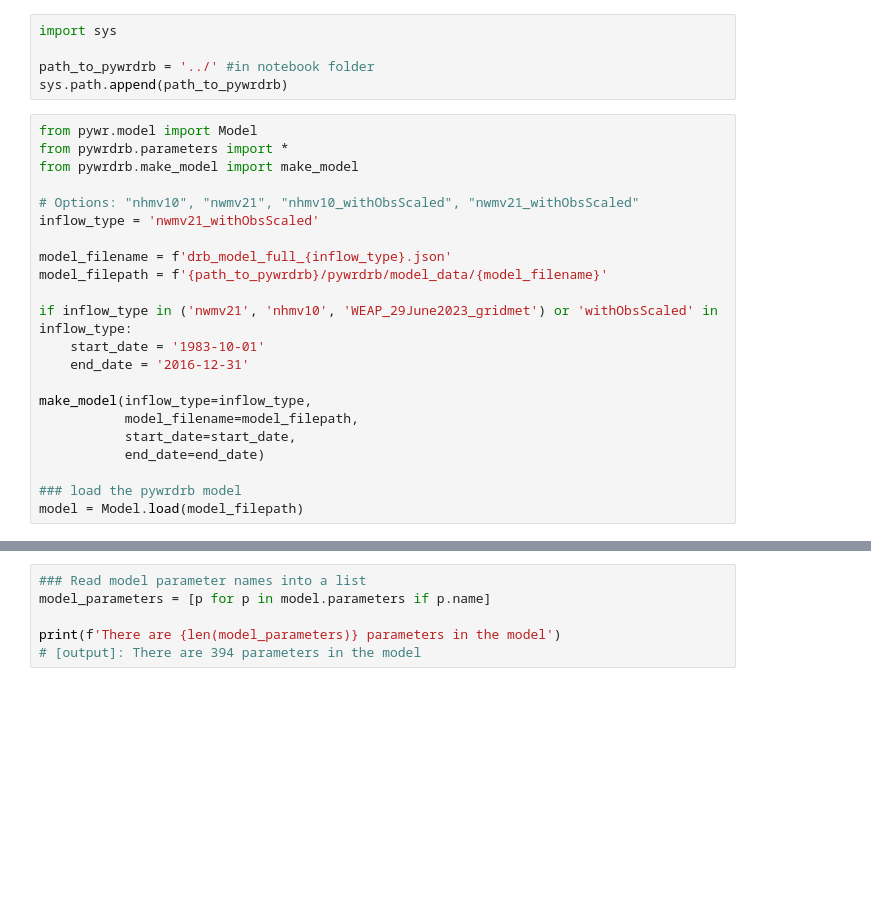
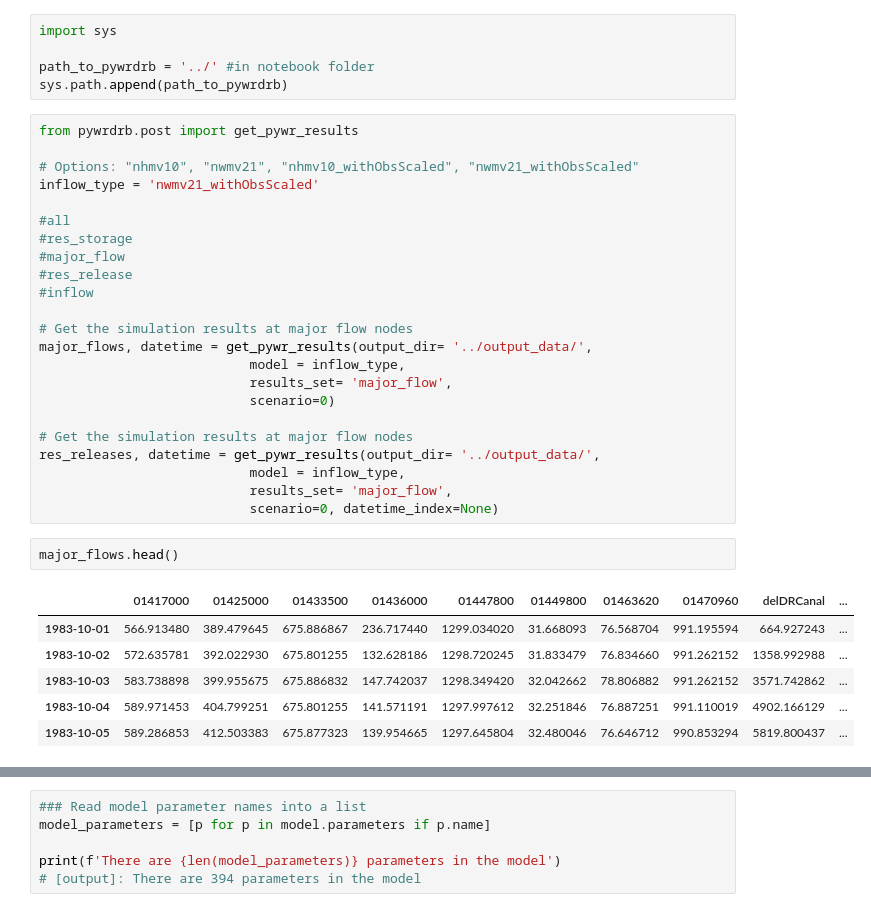
Before and after one commit to Pywr-DRB/Pywr-DRB, a Jupyter notebook: notebooks/Project 1.ipynb, the cells around one changed output, grey strips where cells are left out. Cells and saved outputs as stored; diff of their text form; blank space fills up the shorter version.

```diff
--- a/notebooks/Project 1.ipynb
+++ b/notebooks/Project 1.ipynb
@@ -3,25 +3,35 @@ import sys
 
 path_to_pywrdrb = '../' #in notebook folder
 sys.path.append(path_to_pywrdrb)
-# %%
-from pywr.model import Model
-from pywrdrb.parameters import *
-from pywrdrb.make_model import make_model
-
-# Options: "nhmv10", "nwmv21", "nhmv10_withObsScaled", "nwmv21_withObsScaled"
-inflow_type = 'nwmv21_withObsScaled'
-
-model_filename = f'drb_model_full_{inflow_type}.json'
-model_filepath = f'{path_to_pywrdrb}/pywrdrb/model_data/{model_filename}'
-
-if inflow_type in ('nwmv21', 'nhmv10', 'WEAP_29June2023_gridmet') or 'withObsScaled' in inflow_type:
-    start_date = '1983-10-01'
-    end_date = '2016-12-31'
-
-make_model(inflow_type=inflow_type,
-           model_filename=model_filepath,
-           start_date=start_date,
-           end_date=end_date)
-
-### load the pywrdrb model
-model = Model.load(model_filepath)
+# %%
+from pywrdrb.post import get_pywr_results
+
+# Options: "nhmv10", "nwmv21", "nhmv10_withObsScaled", "nwmv21_withObsScaled"
+inflow_type = 'nwmv21_withObsScaled'
+
+#all
+#res_storage
+#major_flow
+#res_release
+#inflow
+
+# Get the simulation results at major flow nodes
+major_flows, datetime = get_pywr_results(output_dir= '../output_data/',
+                           model = inflow_type,
+                           results_set= 'major_flow',
+                           scenario=0)
+
+# Get the simulation results at major flow nodes
+res_releases, datetime = get_pywr_results(output_dir= '../output_data/',
+                           model = inflow_type,
+                           results_set= 'major_flow',
+                           scenario=0, datetime_index=None)
+# %%
+major_flows.head()
+# %% [output]
+|  | 01417000 | 01425000 | 01433500 | 01436000 | 01447800 | 01449800 | 01463620 | 01470960 | delDRCanal | ... |
+| 1983-10-01 | 566.913480 | 389.479645 | 675.886867 | 236.717440 | 1299.034020 | 31.668093 | 76.568704 | 991.195594 | 664.927243 | ... |
+| 1983-10-02 | 572.635781 | 392.022930 | 675.801255 | 132.628186 | 1298.720245 | 31.833479 | 76.834660 | 991.262152 | 1358.992988 | ... |
+| 1983-10-03 | 583.738898 | 399.955675 | 675.886832 | 147.742037 | 1298.349420 | 32.042662 | 78.806882 | 991.262152 | 3571.742862 | ... |
+| 1983-10-04 | 589.971453 | 404.799251 | 675.801255 | 141.571191 | 1297.997612 | 32.251846 | 76.887251 | 991.110019 | 4902.166129 | ... |
+| 1983-10-05 | 589.286853 | 412.503383 | 675.877323 | 139.954665 | 1297.645804 | 32.480046 | 76.646712 | 990.853294 | 5819.800437 | ... |
```
Also changed, not shown: parts of 2 cells of this notebook, 2 other files.
